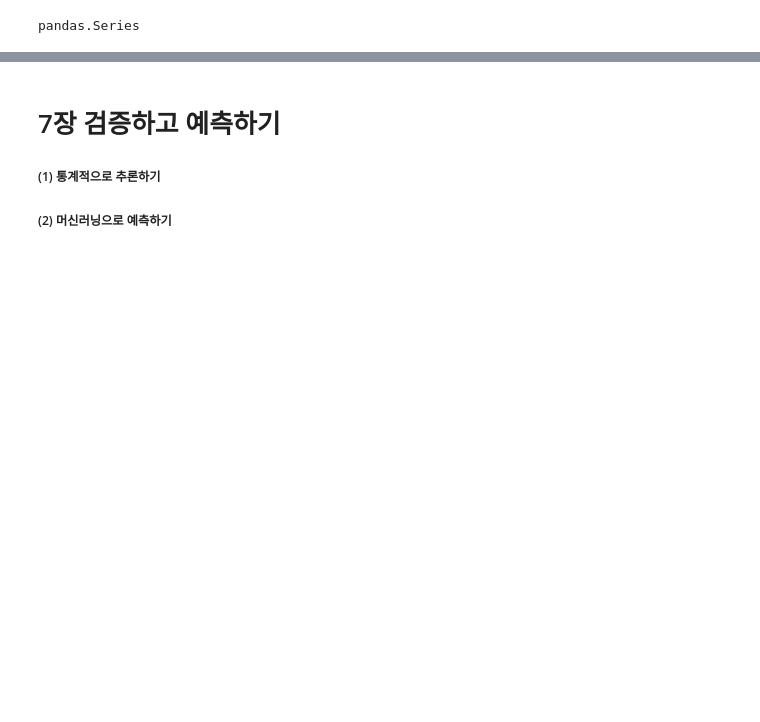
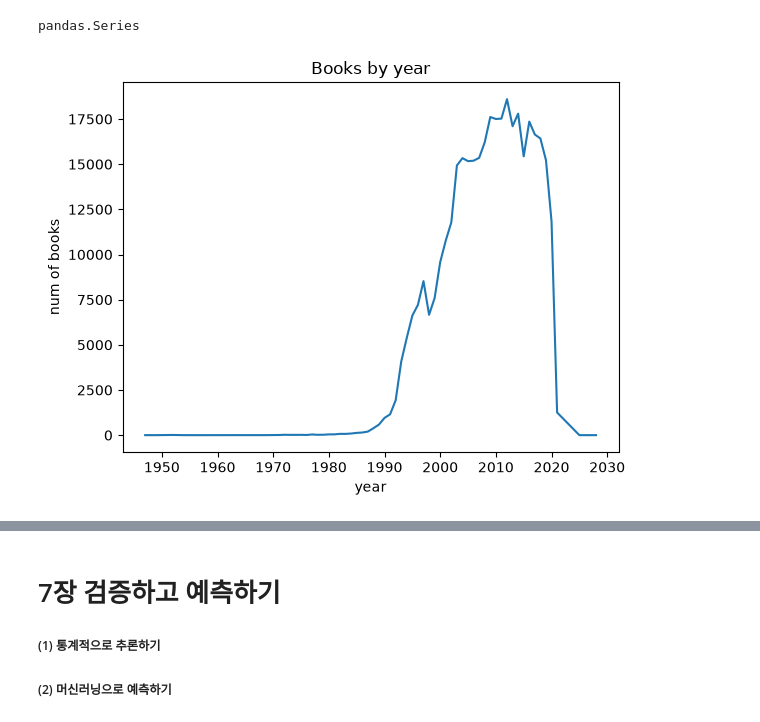
Before and after one commit to yccho1004/pythonBasic, a Jupyter notebook: HonGong-DataAnalysis_py/basics_DA.ipynb, the cells around one changed output, grey strips where cells are left out. Drawn from its saved outputs; the diff is of its cells as text; code cells hidden in the pictures; blank space fills up the shorter version.

```diff
--- a/HonGong-DataAnalysis_py/basics_DA.ipynb
+++ b/HonGong-DataAnalysis_py/basics_DA.ipynb
@@ -924,7 +924,12 @@ pandas.Series
 # %%
 #선 그래프 그리기: plot()
 import matplotlib.pyplot as plt
 plt.rcParams['figure.dpi']=100 #DPI를 100으로 설정(1인치 그림은 100픽셀로 그림)
 #연도별 도서수 그리기
 plt.plot(count_by_year.index, count_by_year.values)
-plt.title()
+plt.title('Books by year')
+plt.xlabel('year')
+plt.ylabel('num of books')
+plt.show()
+# %% [output]
+[figure, added]
```
Also changed, not shown: parts of 13 cells of this notebook, 3 other files.
